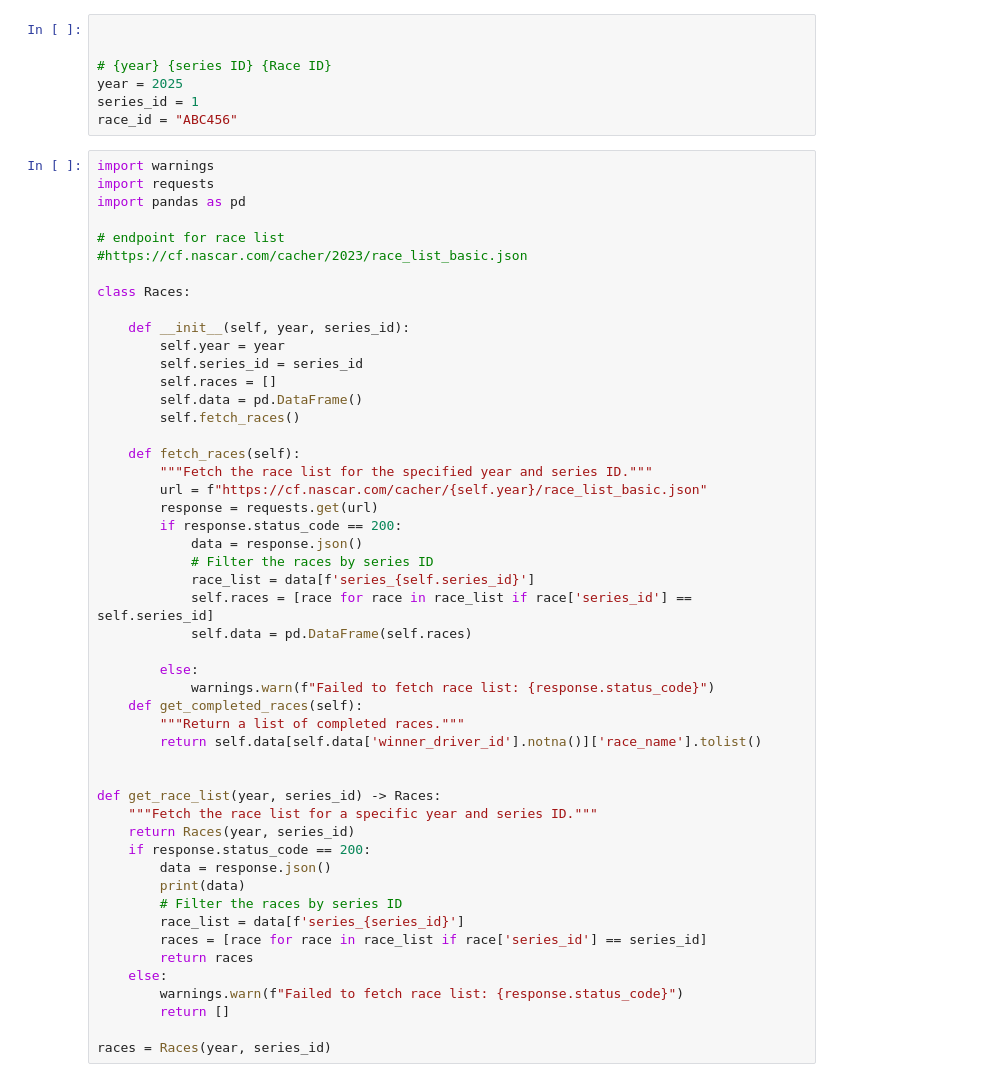
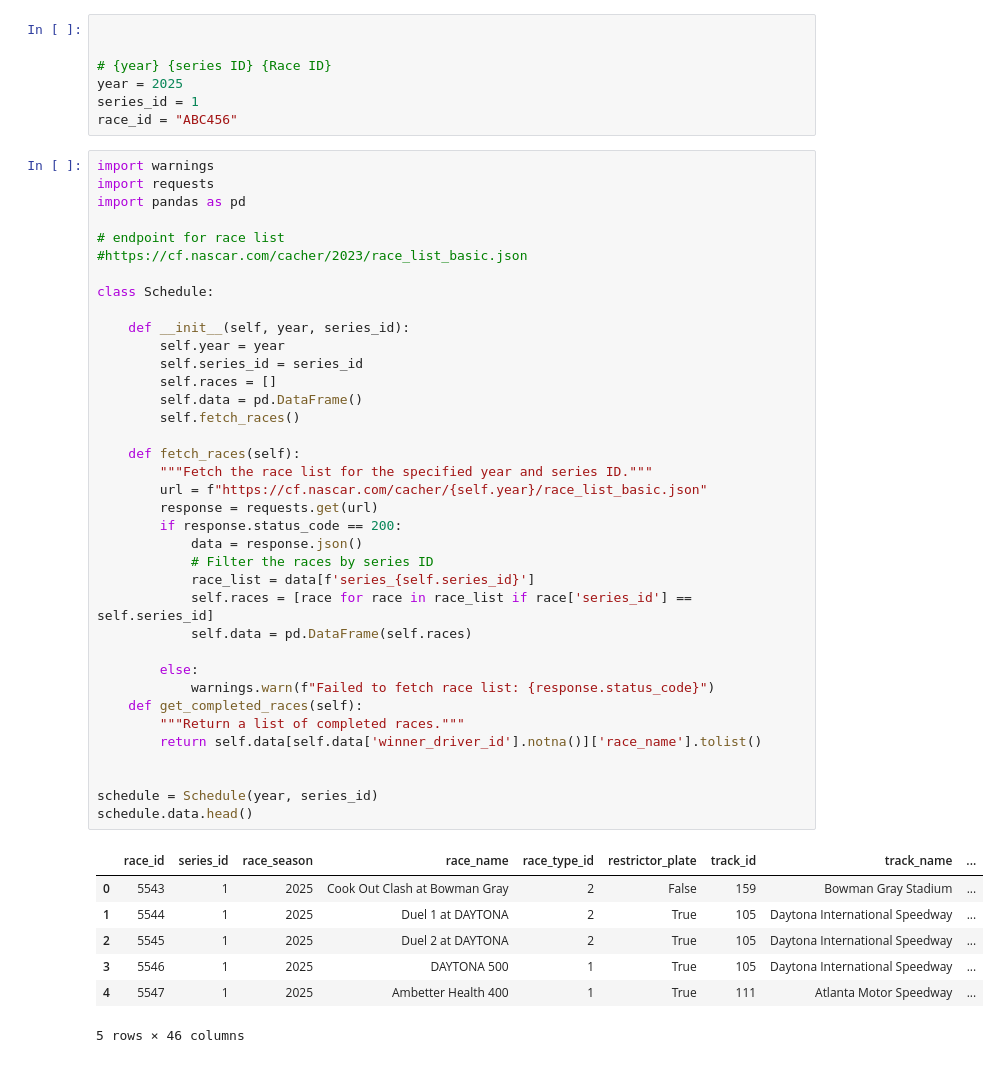
Before and after one commit to ab5525/pynascar, a Jupyter notebook: test.ipynb, the cells around one changed output. Cells and saved outputs as stored; diff of their text form.

```diff
--- a/test.ipynb
+++ b/test.ipynb
@@ -12,46 +12,41 @@ import pandas as pd
 
 # endpoint for race list
 #https://cf.nascar.com/cacher/2023/race_list_basic.json
 
-class Races:
+class Schedule:
 
     def __init__(self, year, series_id):
         self.year = year
         self.series_id = series_id
         self.races = []
         self.data = pd.DataFrame()
         self.fetch_races()
 
     def fetch_races(self):
         """Fetch the race list for the specified year and series ID."""
         url = f"https://cf.nascar.com/cacher/{self.year}/race_list_basic.json"
         response = requests.get(url)
         if response.status_code == 200:
             data = response.json()
             # Filter the races by series ID
             race_list = data[f'series_{self.series_id}']
             self.races = [race for race in race_list if race['series_id'] == self.series_id]
             self.data = pd.DataFrame(self.races)
 
         else:
             warnings.warn(f"Failed to fetch race list: {response.status_code}")
     def get_completed_races(self):
         """Return a list of completed races."""
         return self.data[self.data['winner_driver_id'].notna()]['race_name'].tolist()
 
 
-def get_race_list(year, series_id) -> Races:
-    """Fetch the race list for a specific year and series ID."""
-    return Races(year, series_id)
-    if response.status_code == 200:
-        data = response.json()
-        print(data)
-        # Filter the races by series ID
-        race_list = data[f'series_{series_id}']
-        races = [race for race in race_list if race['series_id'] == series_id]
-        return races
-    else:
-        warnings.warn(f"Failed to fetch race list: {response.status_code}")
-        return []
-
-races = Races(year, series_id)
+schedule = Schedule(year, series_id)
+schedule.data.head()
+# %% [output]
+|  | race_id | series_id | race_season | race_name | race_type_id | restrictor_plate | track_id | track_name | ... |
+| 0 | 5543 | 1 | 2025 | Cook Out Clash at Bowman Gray | 2 | False | 159 | Bowman Gray Stadium | ... |
+| 1 | 5544 | 1 | 2025 | Duel 1 at DAYTONA | 2 | True | 105 | Daytona International Speedway | ... |
+| 2 | 5545 | 1 | 2025 | Duel 2 at DAYTONA | 2 | True | 105 | Daytona International Speedway | ... |
+| 3 | 5546 | 1 | 2025 | DAYTONA 500 | 1 | True | 105 | Daytona International Speedway | ... |
+| 4 | 5547 | 1 | 2025 | Ambetter Health 400 | 1 | True | 111 | Atlanta Motor Speedway | ... |
+5 rows × 46 columns
```
Also changed, not shown: parts of 4 cells of this notebook, 2 other files.
